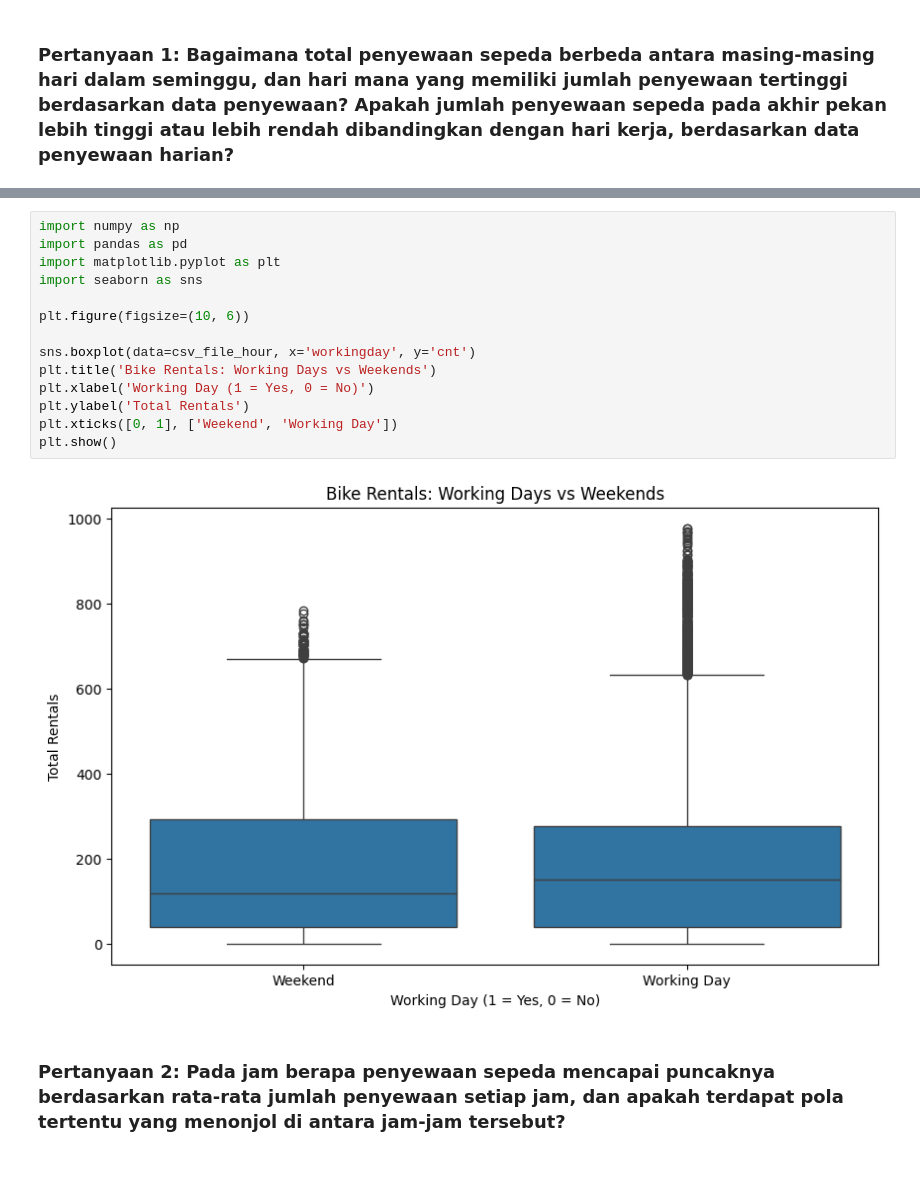
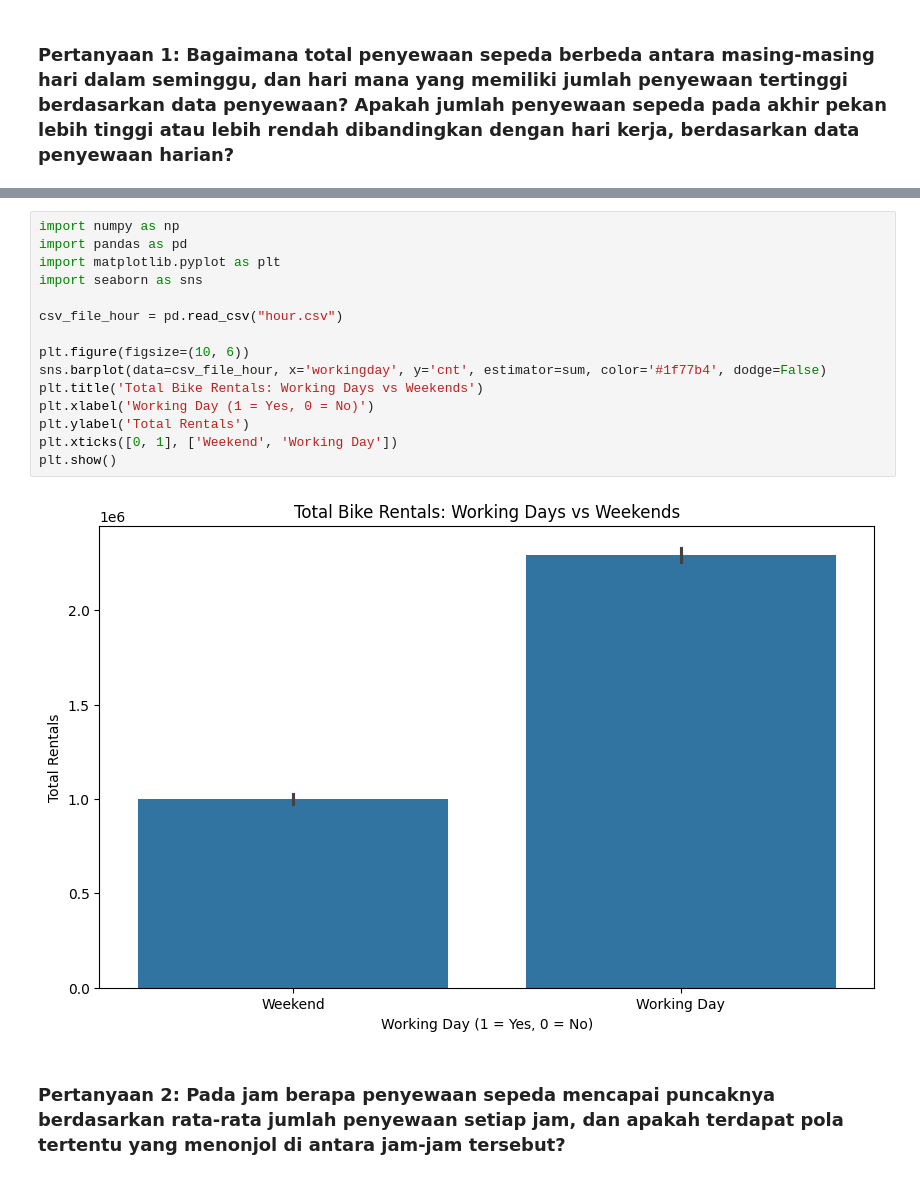
Before and after one commit to MuhammadGynSptr/Dashboard, a Jupyter notebook: Streamlit_py/Proyek_Analisis_Data.ipynb, the cells around one changed output, grey strips where cells are left out. Cells and saved outputs as stored; diff of their text form.

```diff
--- a/Streamlit_py/Proyek_Analisis_Data.ipynb
+++ b/Streamlit_py/Proyek_Analisis_Data.ipynb
@@ -320,19 +342,20 @@ plt.show()
 # %%
 import numpy as np
 import pandas as pd
 import matplotlib.pyplot as plt
 import seaborn as sns
 
+csv_file_hour = pd.read_csv("hour.csv")
+
 plt.figure(figsize=(10, 6))
-
-sns.boxplot(data=csv_file_hour, x='workingday', y='cnt')
-plt.title('Bike Rentals: Working Days vs Weekends')
+sns.barplot(data=csv_file_hour, x='workingday', y='cnt', estimator=sum, color='#1f77b4', dodge=False)
+plt.title('Total Bike Rentals: Working Days vs Weekends')
 plt.xlabel('Working Day (1 = Yes, 0 = No)')
 plt.ylabel('Total Rentals')
 plt.xticks([0, 1], ['Weekend', 'Working Day'])
 plt.show()
 # %% [output]
-[figure, old version]
+[figure, new version]
 # %% [markdown]
 ### Pertanyaan 2: Pada jam berapa penyewaan sepeda mencapai puncaknya berdasarkan rata-rata jumlah penyewaan setiap jam, dan apakah terdapat pola tertentu yang menonjol di antara jam-jam tersebut?
 # %%
```
Also changed, not shown: parts of 15 cells of this notebook, 2 other files.
